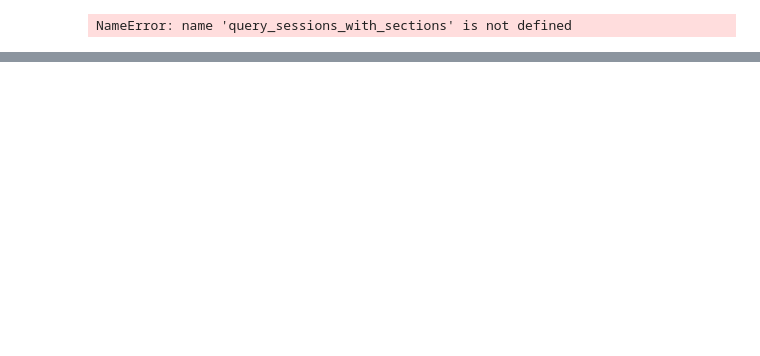
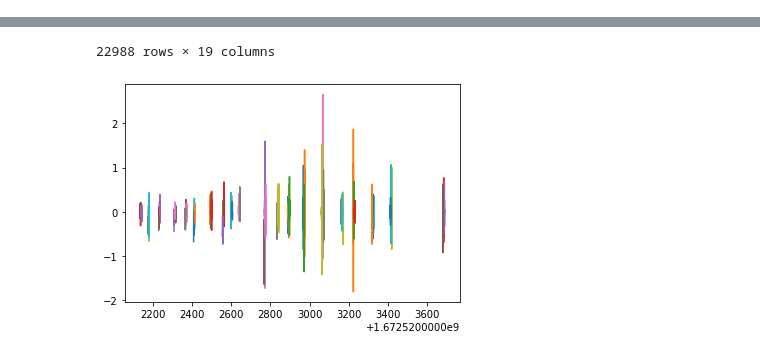
Before and after one commit to shoopapa/m2-gear, a Jupyter notebook: python/dynamodb.ipynb, the cells around one changed output, grey strips where cells are left out. Cells and saved outputs as stored; diff of their text form; code cells hidden in the pictures; blank space fills up the shorter version.

```diff
--- a/python/dynamodb.ipynb
+++ b/python/dynamodb.ipynb
@@ -44,12 +69,18 @@ def query_sessions_with_sections(query, sectionTable="SessionSection-e3tq3jp6jjh
 
   sessions_df.apply(gen_isInSection, axis=1)
   return sessions_df
-# %%
-
-query= """SELECT * FROM "Session-e3tq3jp6jjh4xjjpvydbqj64e4-dev" WHERE CONTAINS("name", '3 rotations')"""
-
-df = query_sessions_with_sections(query)
-
-df
-# %% [output]
-NameError: name 'query_sessions_with_sections' is not defined
+# %%
+import matplotlib.pyplot as plt
+query= """SELECT * FROM "Session-e3tq3jp6jjh4xjjpvydbqj64e4-dev" WHERE CONTAINS("name", 'fake')"""
+
+sessions_df, sections_df = query_sessions_and_sections(query)
+sessions_df = join_sessions_and_sections(sessions_df, sections_df)
+sessions_df = normalize_rows(sessions_df)
+sessions_df = explode_sessions(sessions_df)
+
+for i in range(sessions_df['isInSection'].max()):
+  move = sessions_df.loc[sessions_df['isInSection'] == i+1]
+  plt.plot(move['linearAccerationTimestamp'], move['linearAccerationZ'])
+
+sessions_df.groupby('name')
+# %% [output]
@@ -55,0 +100,2 @@ NameError: name 'query_sessions_with_sections' is not defined
+22988 rows × 19 columns
+[figure, added]
```
Also changed, not shown: parts of 4 cells of this notebook.
